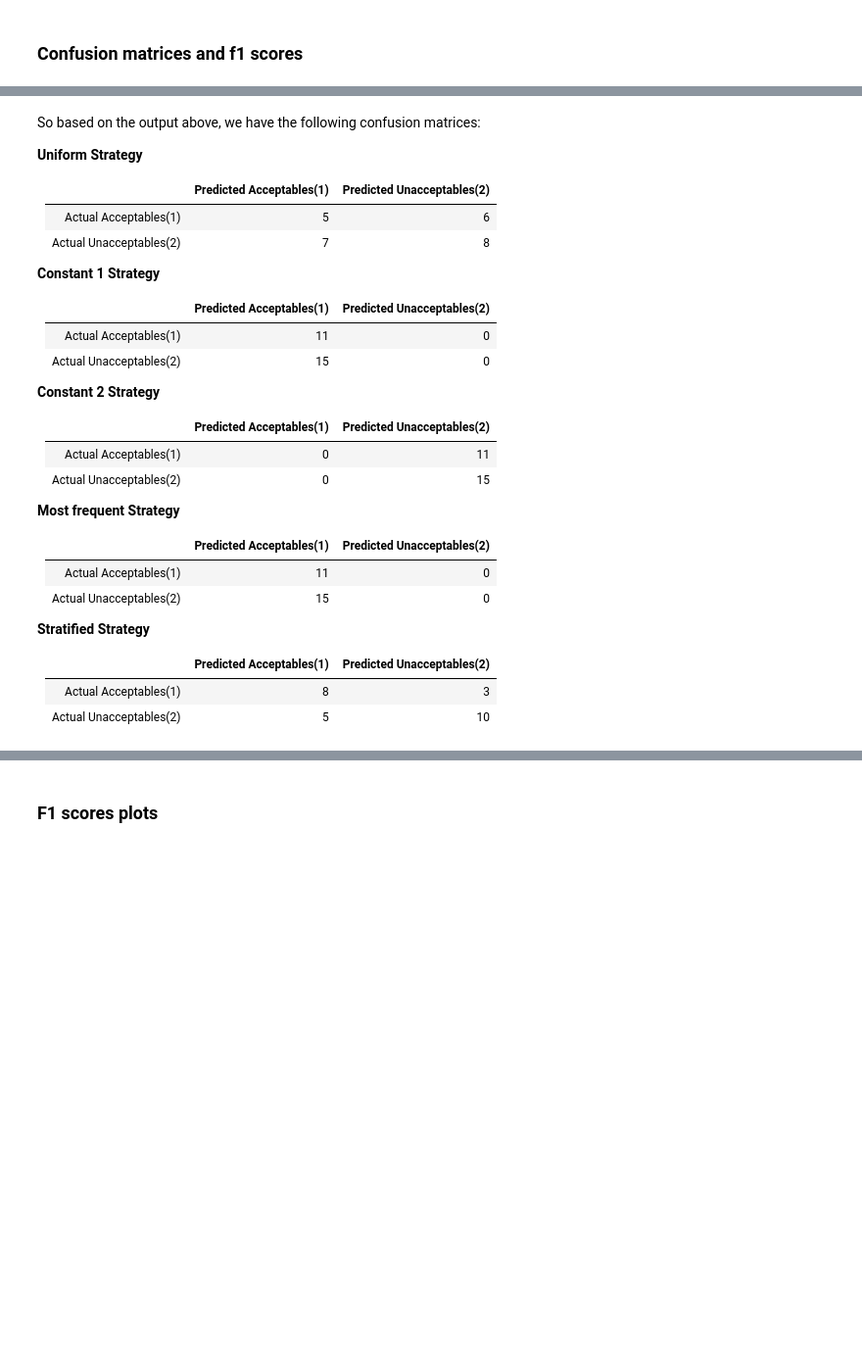
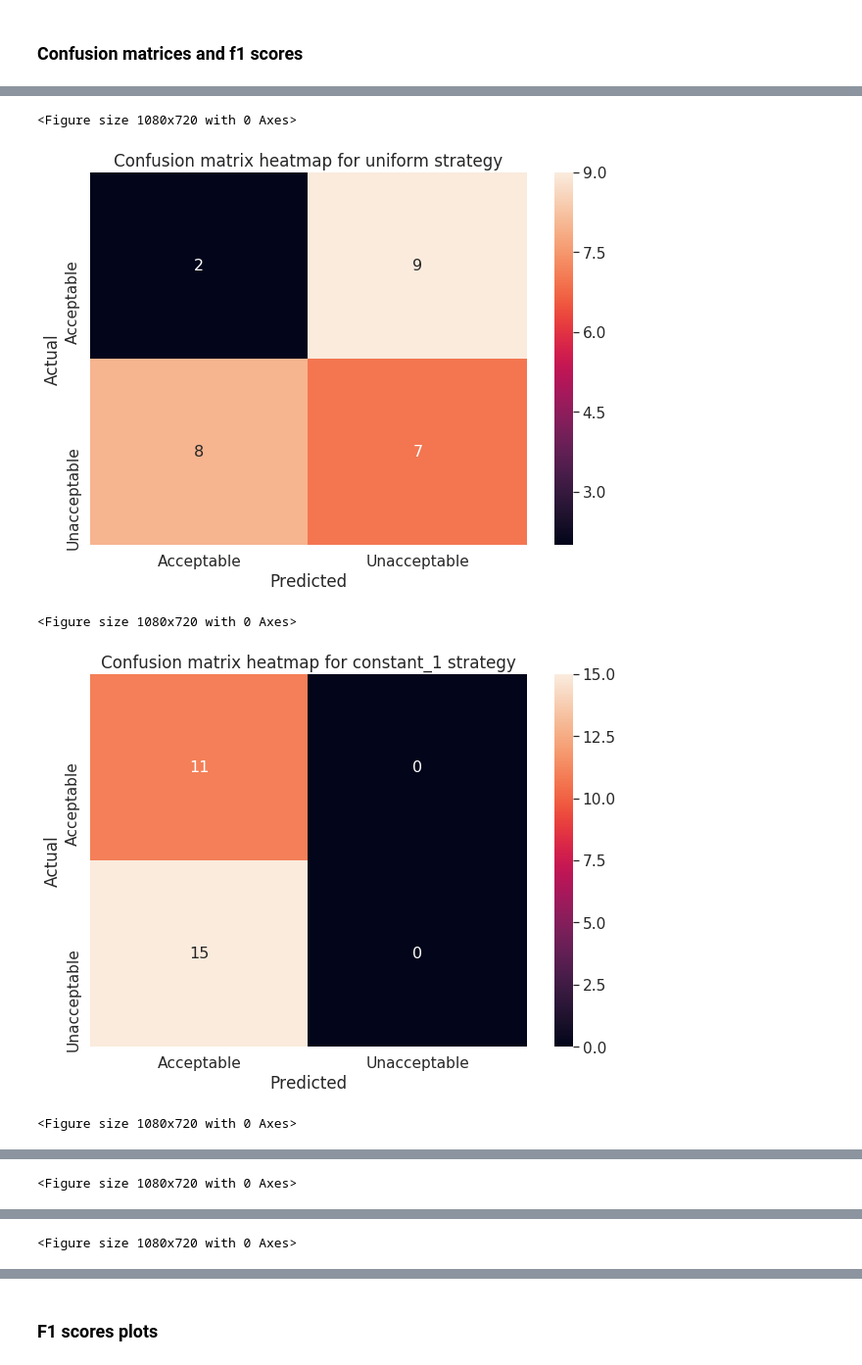
Before and after one commit to ThanosM97/Neural_Networks-NTUA, a Jupyter notebook: Lab 1/LSVT-Voice-Rehabilitation.ipynb, the cells around one changed output, grey strips where cells are left out. Shown at 98% size. Saved outputs shown, nothing was run; the diff lists cells and outputs as text; code cells hidden in the pictures; blank space fills up the shorter version.

```diff
--- a/Lab 1/LSVT-Voice-Rehabilitation.ipynb
+++ b/Lab 1/LSVT-Voice-Rehabilitation.ipynb
@@ -931,38 +1053,17 @@ print("f1-macro average: %f" %dummies_f1_macro_opt['stratified'])
-# %% [markdown]
-So based on the output above, we have the following confusion matrices:
-
-**Uniform Strategy**
-
-|                            | Predicted Acceptables(1) | Predicted Unacceptables(2) |
-|----------------------------|-----------------------|-------------------------|
-| Actual Acceptables(1)   |           5           |            6            |
-| Actual Unacceptables(2) |           7           |            8            |
-
-**Constant 1 Strategy**
-
-|                            | Predicted Acceptables(1) | Predicted Unacceptables(2) |
-|----------------------------|-----------------------|-------------------------|
-| Actual Acceptables(1)   |           11           |            0            |
-| Actual Unacceptables(2) |           15           |            0            |
-
-**Constant 2 Strategy**
-
-|                            | Predicted Acceptables(1) | Predicted Unacceptables(2) |
-|----------------------------|-----------------------|-------------------------|
-| Actual Acceptables(1)   |           0           |            11            |
-| Actual Unacceptables(2) |           0           |            15            |
-
-**Most frequent Strategy**
-
-|                            | Predicted Acceptables(1) | Predicted Unacceptables(2) |
-|----------------------------|-----------------------|-------------------------|
-| Actual Acceptables(1)   |           11           |            0            |
-| Actual Unacceptables(2) |           15           |            0            |
-
-
-**Stratified Strategy**
-
-|                            | Predicted Acceptables(1) | Predicted Unacceptables(2) |
-|----------------------------|-----------------------|-------------------------|
-| Actual Acceptables(1)   |           8           |            3            |
-| Actual Unacceptables(2) |           5           |            10            |
+# %%
+for key in dummies_cm_opt.keys():
+  plt.figure()
+  df_cm = pd.DataFrame(dummies_cm[key], ["Acceptable", "Unacceptable"],
+                    ["Acceptable", "Unacceptable"])
+  plt.figure(figsize = (10,7))
+  sn.set(font_scale=1.4)#for label size
+  sn.heatmap(df_cm, annot=True,annot_kws={"size": 16})# font size
+  plt.title("Confusion matrix heatmap for "+key+ " strategy")
+  plt.ylabel("Actual")
+  plt.xlabel("Predicted")
+# %% [output]
+<Figure size 1080x720 with 0 Axes>
+[figure, added]
+<Figure size 1080x720 with 0 Axes>
+[figure, added]
+<Figure size 1080x720 with 0 Axes>
@@ -968,0 +1071 @@ So based on the output above, we have the following confusion matrices:
+<Figure size 1080x720 with 0 Axes>
@@ -968,0 +1073 @@ So based on the output above, we have the following confusion matrices:
+<Figure size 1080x720 with 0 Axes>
```
Also changed, not shown: parts of 54 cells of this notebook.
